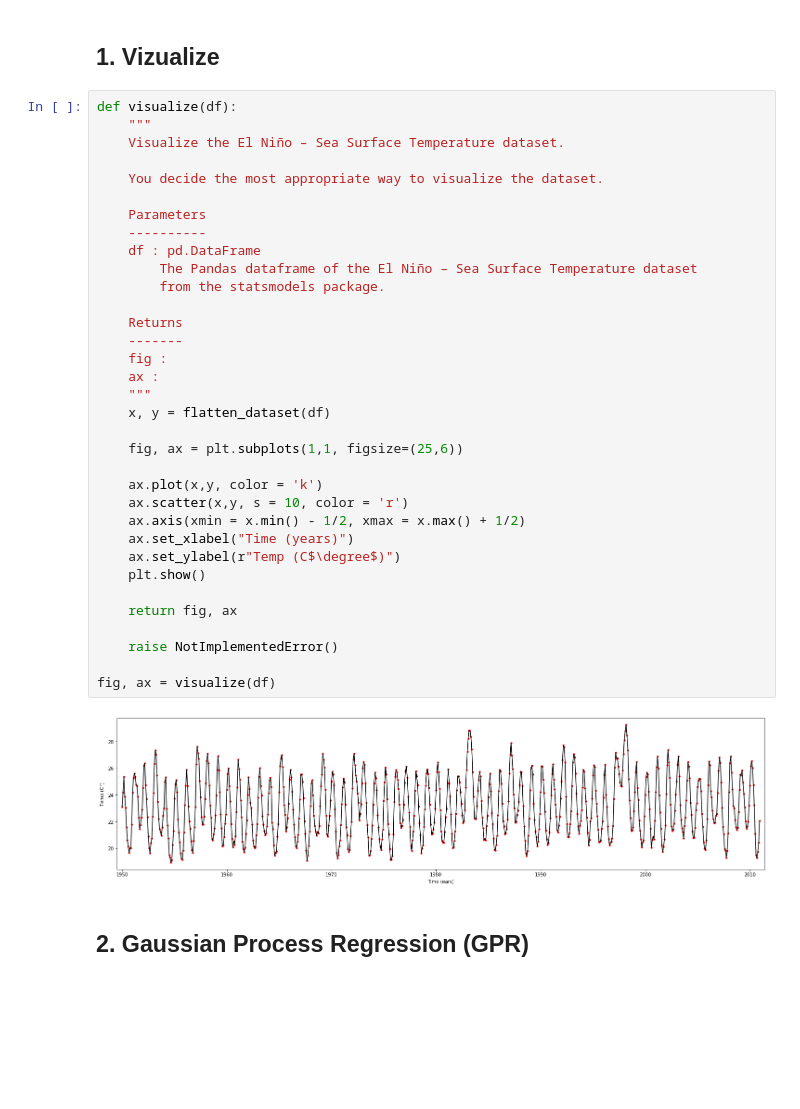
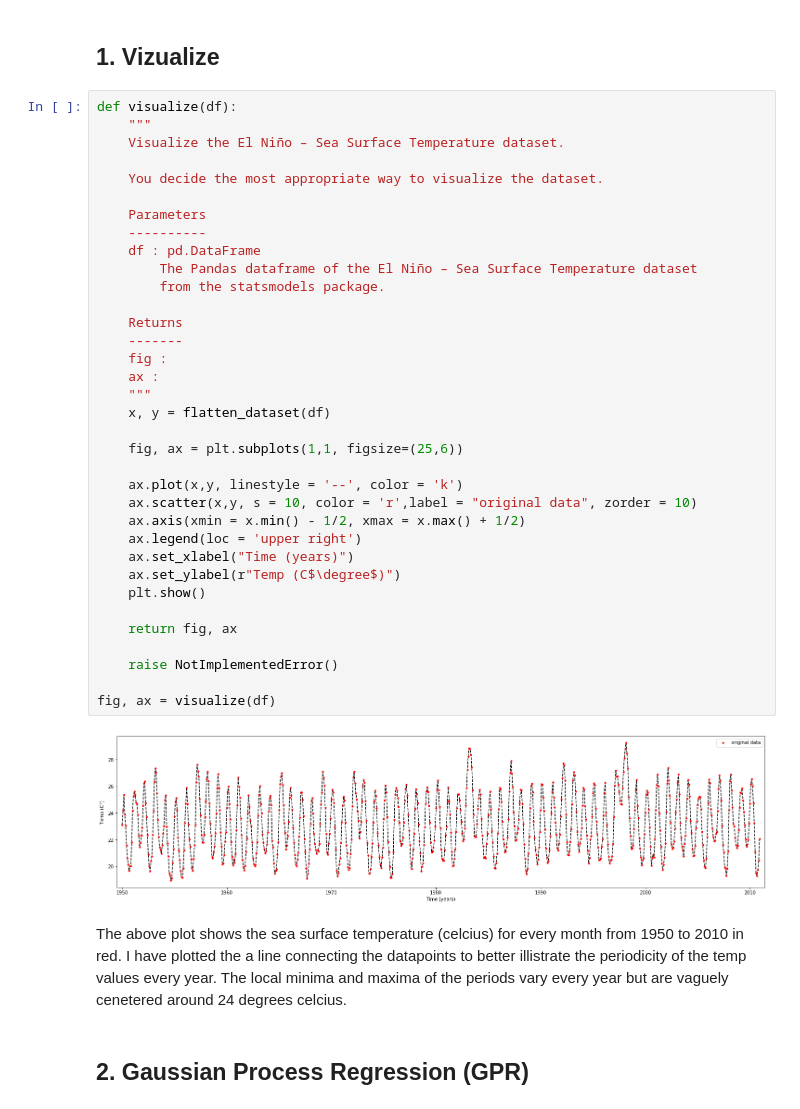
Before and after one commit to TaliNatan/DSPS_TNatan, a Jupyter notebook: HW6_TNatan/gaussian_process_regression.ipynb, the cells around one changed output. Saved outputs shown, nothing was run; the diff lists cells and outputs as text; blank space fills up the shorter version.

```diff
--- a/HW6_TNatan/gaussian_process_regression.ipynb
+++ b/HW6_TNatan/gaussian_process_regression.ipynb
@@ -91,36 +91,39 @@ def visualize(df):
     Visualize the El Niño – Sea Surface Temperature dataset.
 
     You decide the most appropriate way to visualize the dataset.
 
     Parameters
     ----------
     df : pd.DataFrame
         The Pandas dataframe of the El Niño – Sea Surface Temperature dataset
         from the statsmodels package.
 
     Returns
     -------
     fig :
     ax :
     """
     x, y = flatten_dataset(df)
 
     fig, ax = plt.subplots(1,1, figsize=(25,6))
 
-    ax.plot(x,y, color = 'k')
-    ax.scatter(x,y, s = 10, color = 'r')
+    ax.plot(x,y, linestyle = '--', color = 'k')
+    ax.scatter(x,y, s = 10, color = 'r',label = "original data", zorder = 10)
     ax.axis(xmin = x.min() - 1/2, xmax = x.max() + 1/2)
+    ax.legend(loc = 'upper right')
     ax.set_xlabel("Time (years)")
     ax.set_ylabel(r"Temp (C$\degree$)")
     plt.show()
 
     return fig, ax
 
     raise NotImplementedError()
 
 fig, ax = visualize(df)
 # %% [output]
-[figure, old version]
+[figure, new version]
+# %% [markdown]
+The above plot shows the sea surface temperature (celcius) for every month from 1950 to 2010 in red. I have plotted the a line connecting the datapoints to better illistrate the periodicity of the temp values every year. The local minima and maxima of the periods vary every year but are vaguely cenetered around 24 degrees celcius.
 # %% [markdown]
 ## 2. Gaussian Process Regression (GPR)
 # %%
```
Also changed, not shown: parts of 6 cells of this notebook, 1 other file.
